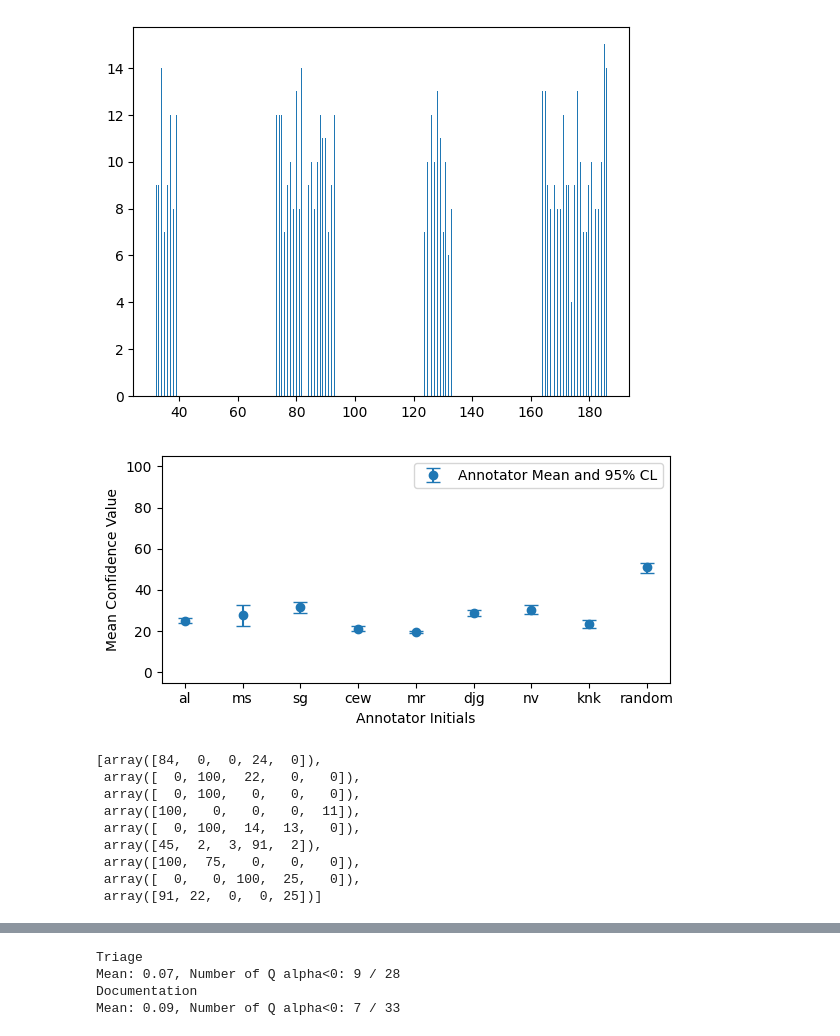
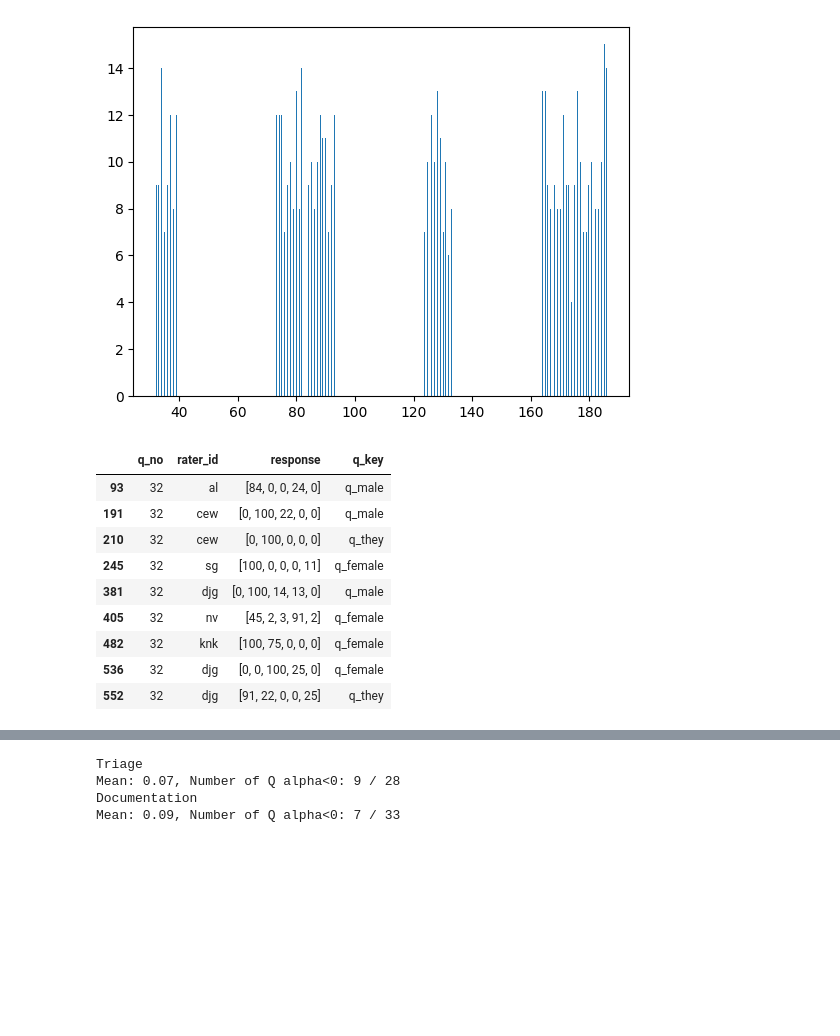
Before and after one commit to anupsharma555/mentat, a Jupyter notebook: mentat/process_annotated_data.ipynb, the cells around one changed output, grey strips where cells are left out. Cells and saved outputs as stored; diff of their text form; code cells hidden in the pictures; blank space fills up the shorter version.

```diff
--- a/mentat/process_annotated_data.ipynb
+++ b/mentat/process_annotated_data.ipynb
@@ -43,56 +43,16 @@ processed_data_typed = [
 Minimum number of answers: 4.0; Mean: 9.836065573770492
 (600, 13)
 [figure]
-# %%
-# Look add inidividual annotator rating behavior across all questions
-# Todo: bootstrap uncertainties. This is crap.
-annotators = []
-means = []
-stds = []
-
-for resp in annotator_individual_data:
-    data = np.array(annotator_individual_data[resp])
-
-    res_mean = bootstrap_tools.bootstrap_wrap(data, np.mean, n_boot=1000, out_dim=0)
-    annotators.append(resp)
-    means.append(res_mean["result"])
-    stds.append(
-        [
-            res_mean["result"] - res_mean["ci_lower"],
-            res_mean["ci_upper"] - res_mean["result"]
-        ]
-    )
-
-fig, ax = plt.subplots(figsize=(6, 3))
-ax.errorbar(
-    annotators,
-    means,
-    yerr=np.array(stds).T,
-    fmt='o',
-    capsize=5,
-    label='Annotator Mean and 95% CL',
-)
-
-ax.set_xlabel('Annotator Initials')
-ax.set_ylabel('Mean Confidence Value')
-ax.set_xticks(range(len(annotators)))
-ax.set_xticklabels(annotators)
-ax.set_ylim([-5., 105.])
-ax.legend()
-plt.tight_layout()
-plt.show()
-# %% [output]
-[figure, removed]
-# %%
-test = response_data[32]
-test
-# %% [output]
-[array([84,  0,  0, 24,  0]),
- array([  0, 100,  22,   0,   0]),
- array([  0, 100,   0,   0,   0]),
- array([100,   0,   0,   0,  11]),
- array([  0, 100,  14,  13,   0]),
- array([45,  2,  3, 91,  2]),
- array([100,  75,   0,   0,   0]),
- array([  0,   0, 100,  25,   0]),
- array([91, 22,  0,  0, 25])]
+# %%
+response_data[response_data["q_no"] == 32]
+# %% [output]
+|  | q_no | rater_id | response | q_key |
+| 93 | 32 | al | [84, 0, 0, 24, 0] | q_male |
+| 191 | 32 | cew | [0, 100, 22, 0, 0] | q_male |
+| 210 | 32 | cew | [0, 100, 0, 0, 0] | q_they |
+| 245 | 32 | sg | [100, 0, 0, 0, 11] | q_female |
+| 381 | 32 | djg | [0, 100, 14, 13, 0] | q_male |
+| 405 | 32 | nv | [45, 2, 3, 91, 2] | q_female |
+| 482 | 32 | knk | [100, 75, 0, 0, 0] | q_female |
+| 536 | 32 | djg | [0, 0, 100, 25, 0] | q_female |
+| 552 | 32 | djg | [91, 22, 0, 0, 25] | q_they |
```
Also changed, not shown: parts of 8 cells of this notebook, 3 other files.
